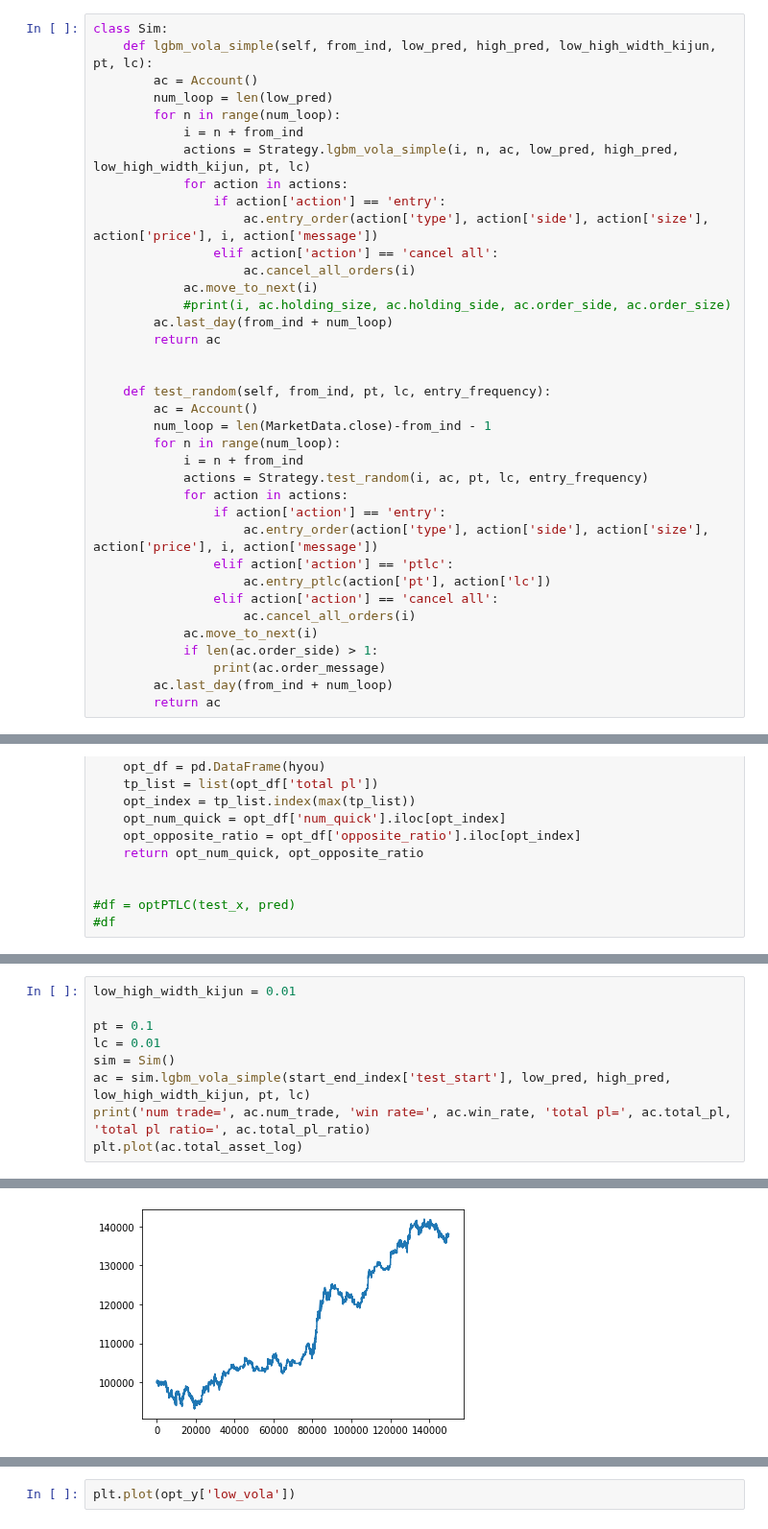
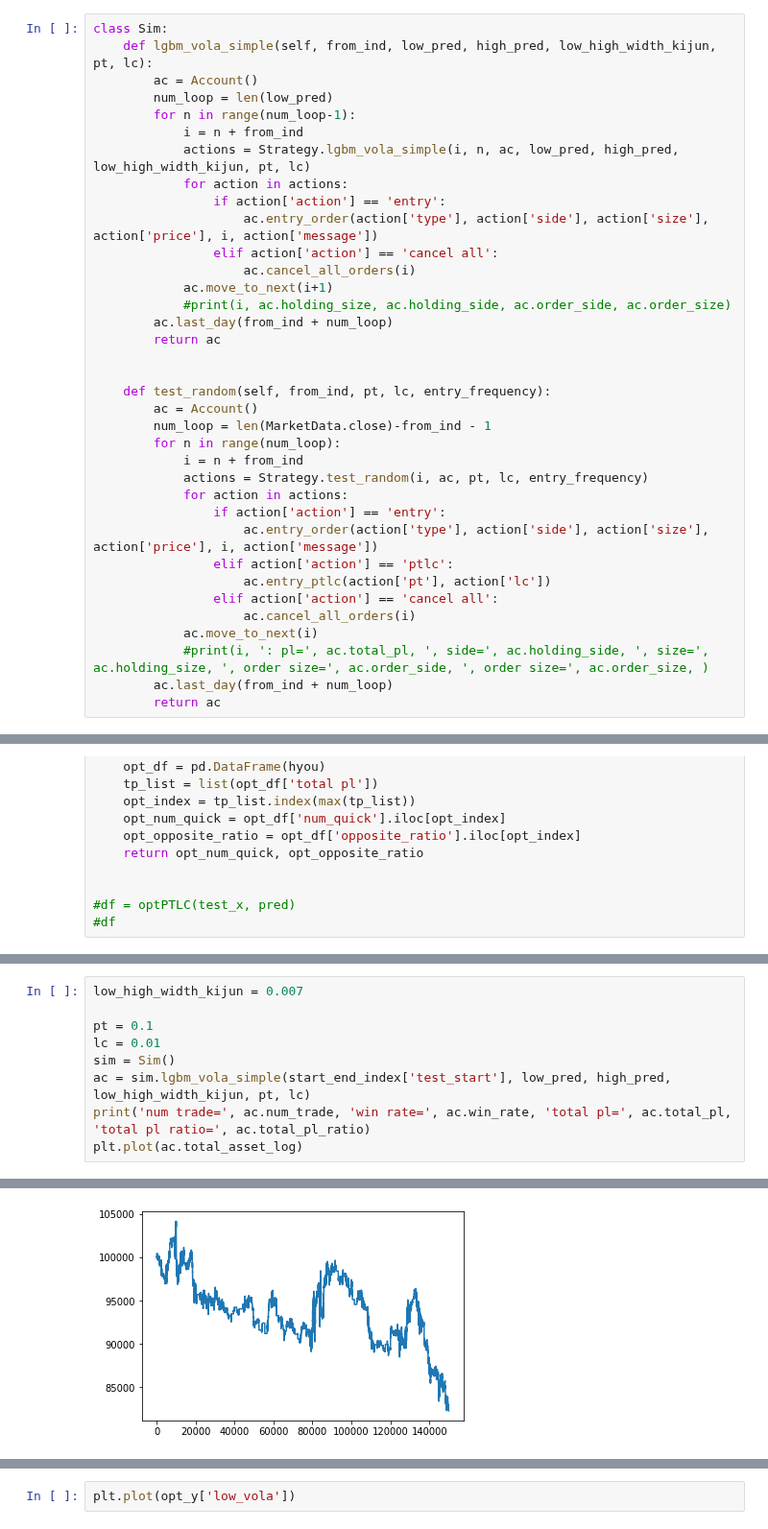
Before and after one commit to alunfes/1m-btc-data, a Jupyter notebook: LGBM_Vola_Rrgression.ipynb, the cells around one changed output, grey strips where cells are left out. Shown at 96% size. Cells and saved outputs as stored; diff of their text form.

```diff
--- a/LGBM_Vola_Rrgression.ipynb
+++ b/LGBM_Vola_Rrgression.ipynb
@@ -891,7 +891,7 @@ class Sim:
     def lgbm_vola_simple(self, from_ind, low_pred, high_pred, low_high_width_kijun, pt, lc):
         ac = Account()
         num_loop = len(low_pred)
-        for n in range(num_loop):
+        for n in range(num_loop-1):
             i = n + from_ind
             actions = Strategy.lgbm_vola_simple(i, n, ac, low_pred, high_pred, low_high_width_kijun, pt, lc)
             for action in actions:
@@ -899,7 +899,7 @@ class Sim:
                     ac.entry_order(action['type'], action['side'], action['size'], action['price'], i, action['message'])
                 elif action['action'] == 'cancel all':
                     ac.cancel_all_orders(i)
-            ac.move_to_next(i)
+            ac.move_to_next(i+1)
             #print(i, ac.holding_size, ac.holding_side, ac.order_side, ac.order_size)
         ac.last_day(from_ind + num_loop)
         return ac
@@ -919,8 +919,7 @@ class Sim:
                 elif action['action'] == 'cancel all':
                     ac.cancel_all_orders(i)
             ac.move_to_next(i)
-            if len(ac.order_side) > 1:
-                print(ac.order_message)
+            #print(i, ': pl=', ac.total_pl, ', side=', ac.holding_side, ', size=', ac.holding_size, ', order size=', ac.order_side, ', order size=', ac.order_size, )
         ac.last_day(from_ind + num_loop)
         return ac
 # %%
@@ -1219,5 +1260,5 @@ plt.plot(ac.total_asset_log)
 # %%
-low_high_width_kijun = 0.01
+low_high_width_kijun = 0.007
 
 pt = 0.1
 lc = 0.01
@@ -1230,2 +1271,2 @@ num trade= 575 win rate= 0.46956521739130436 total pl= 38067.94146574973 total p
 [<matplotlib.lines.Line2D at 0x...>]
-[figure, old version]
+[figure, new version]
```
Also changed, not shown: parts of 11 cells of this notebook.
